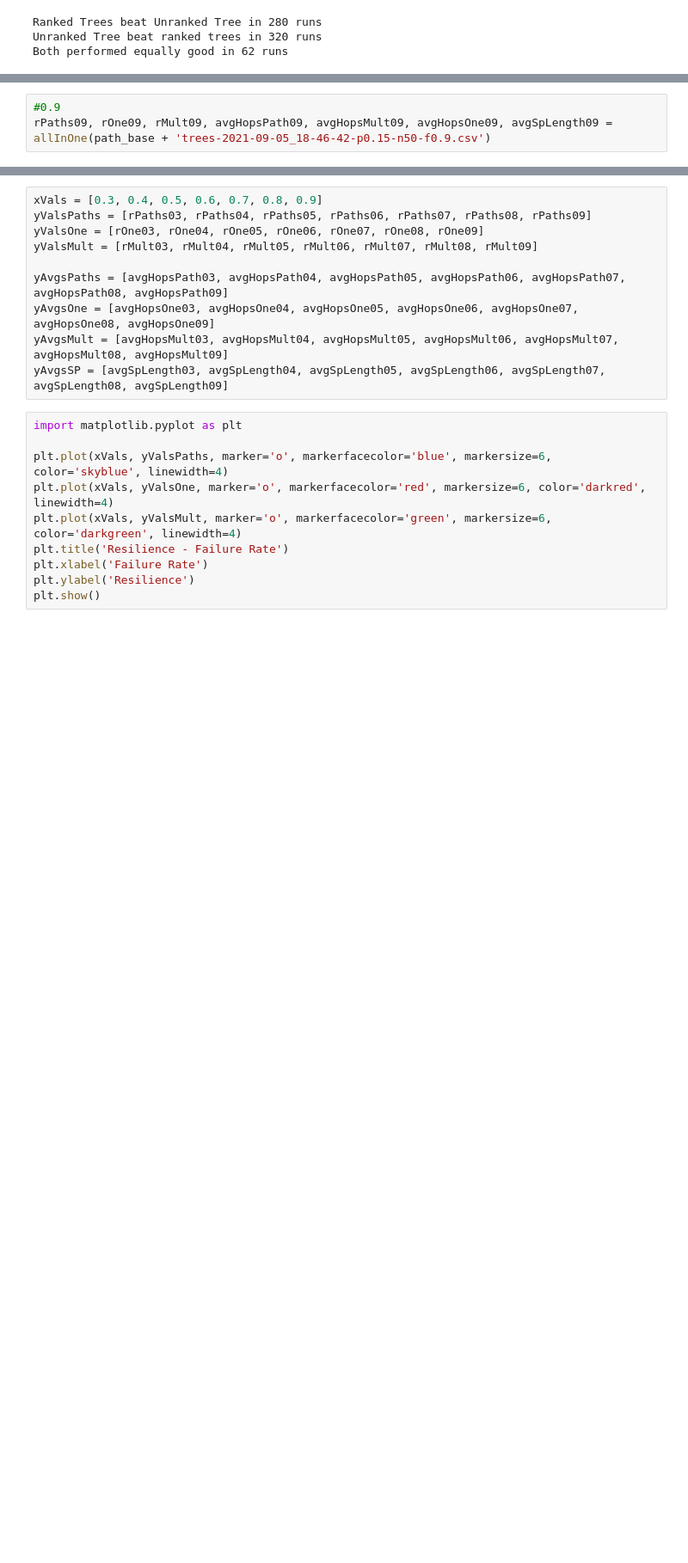
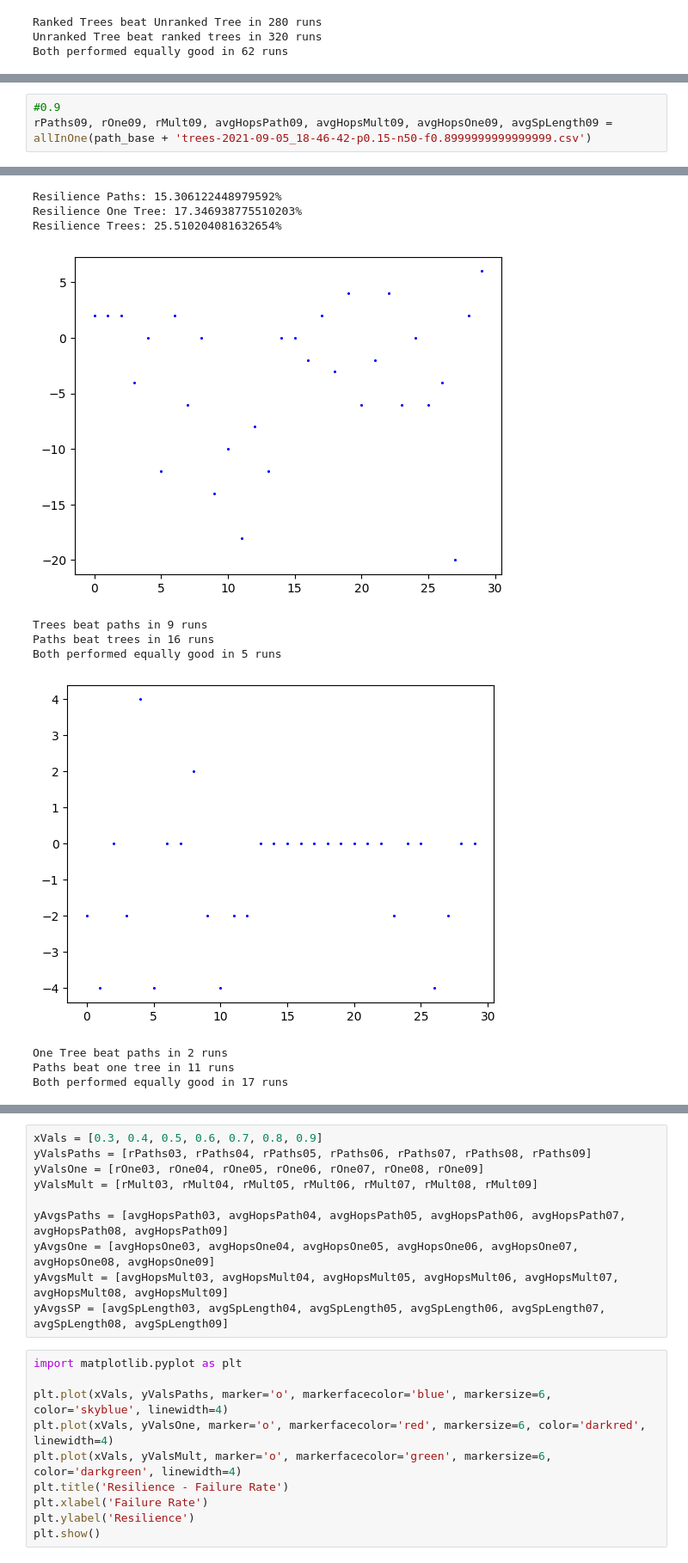
Before and after one commit to AmmarGamous/ba-gamous-disjoint, a Jupyter notebook: schritt1_reproduktion/evaluation/notebooks/resilience/n50-clustered.ipynb, the cells around one changed output, grey strips where cells are left out. Shown at 86% size. Cells and saved outputs as stored; diff of their text form; blank space fills up the shorter version.

```diff
--- a/schritt1_reproduktion/evaluation/notebooks/resilience/n50-clustered.ipynb
+++ b/schritt1_reproduktion/evaluation/notebooks/resilience/n50-clustered.ipynb
@@ -287,3 +311,4 @@ FileNotFoundError: [Errno 2] No such file or directory: '../../output/trees-2021
 # %%
 #0.9
-rPaths09, rOne09, rMult09, avgHopsPath09, avgHopsMult09, avgHopsOne09, avgSpLength09 = allInOne(path_base + 'trees-2021-09-05_18-46-42-p0.15-n50-f0.9.csv')
+rPaths09, rOne09, rMult09, avgHopsPath09, avgHopsMult09, avgHopsOne09, avgSpLength09 = allInOne(path_base + 'trees-2021-09-05_18-46-42-p0.15-n50-f0.8999999999999999.csv')
+# %% [output]
@@ -289,0 +321,11 @@ rPaths09, rOne09, rMult09, avgHopsPath09, avgHopsMult09, avgHopsOne09, avgSpLeng
+Resilience Paths: 15.306122448979592%
+Resilience One Tree: 17.346938775510203%
+Resilience Trees: 25.510204081632654%
+[figure, added]
+Trees beat paths in 9 runs
+Paths beat trees in 16 runs
+Both performed equally good in 5 runs
+[figure, added]
+One Tree beat paths in 2 runs
+Paths beat one tree in 11 runs
+Both performed equally good in 17 runs
```
Also changed, not shown: parts of 7 cells of this notebook, 4 other files.
